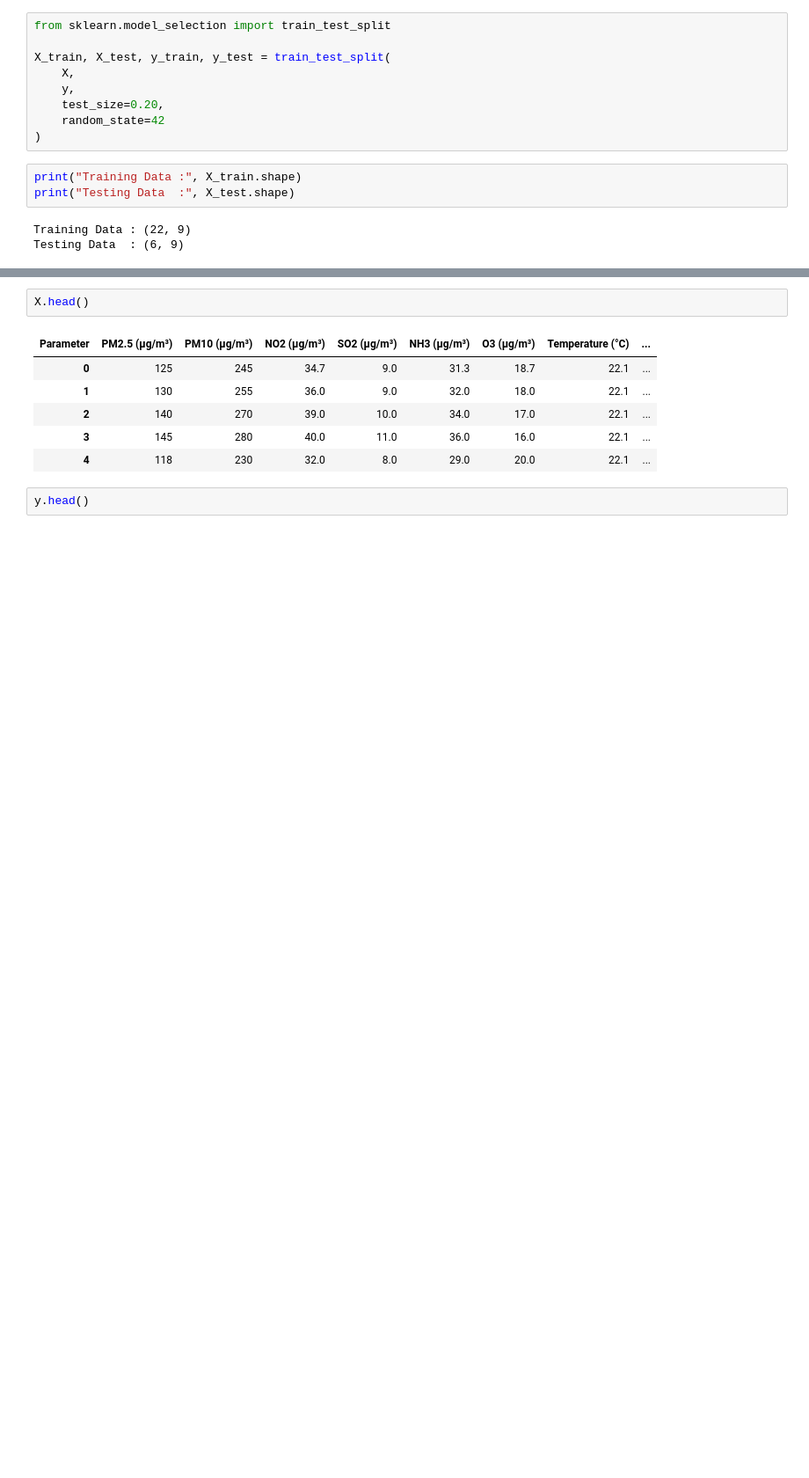
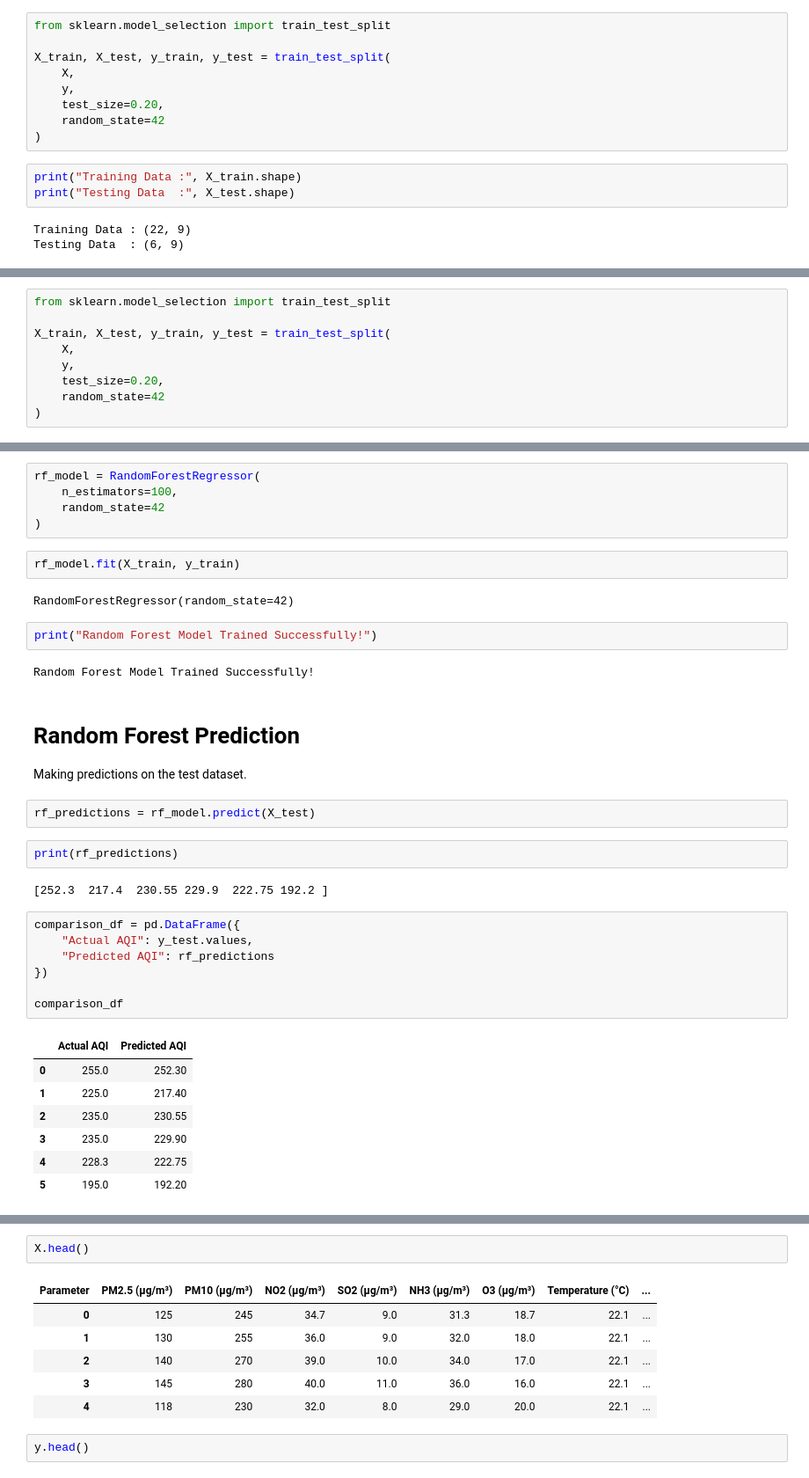
Before and after one commit to Anjalitiwari99/AQI_Prediction_System, a Jupyter notebook: notebooks/01_Data_Preprocessing.ipynb, the cells around one changed output, grey strips where cells are left out. Shown at 88% size. Drawn from its saved outputs; the diff is of its cells as text; blank space fills up the shorter version.

Commit message:
Trained and evaluated Random Forest regression model

```diff
--- a/notebooks/01_Data_Preprocessing.ipynb
+++ b/notebooks/01_Data_Preprocessing.ipynb
@@ -964,0 +1028,9 @@ Testing Data  : (6, 9)
+# %%
+from sklearn.model_selection import train_test_split
+
+X_train, X_test, y_train, y_test = train_test_split(
+    X,
+    y,
+    test_size=0.20,
+    random_state=42
+)
@@ -964,0 +1049,38 @@ Testing Data  : (6, 9)
+# %%
+rf_model = RandomForestRegressor(
+    n_estimators=100,
+    random_state=42
+)
+# %%
+rf_model.fit(X_train, y_train)
+# %% [output]
+RandomForestRegressor(random_state=42)
+# %%
+print("Random Forest Model Trained Successfully!")
+# %% [output]
+Random Forest Model Trained Successfully!
+# %% [markdown]
+# Random Forest Prediction
+
+Making predictions on the test dataset.
+# %%
+rf_predictions = rf_model.predict(X_test)
+# %%
+print(rf_predictions)
+# %% [output]
+[252.3  217.4  230.55 229.9  222.75 192.2 ]
+# %%
+comparison_df = pd.DataFrame({
+    "Actual AQI": y_test.values,
+    "Predicted AQI": rf_predictions
+})
+
+comparison_df
+# %% [output]
+|  | Actual AQI | Predicted AQI |
+| 0 | 255.0 | 252.30 |
+| 1 | 225.0 | 217.40 |
+| 2 | 235.0 | 230.55 |
+| 3 | 235.0 | 229.90 |
+| 4 | 228.3 | 222.75 |
+| 5 | 195.0 | 192.20 |
```
Also changed, not shown: parts of 21 cells of this notebook.
